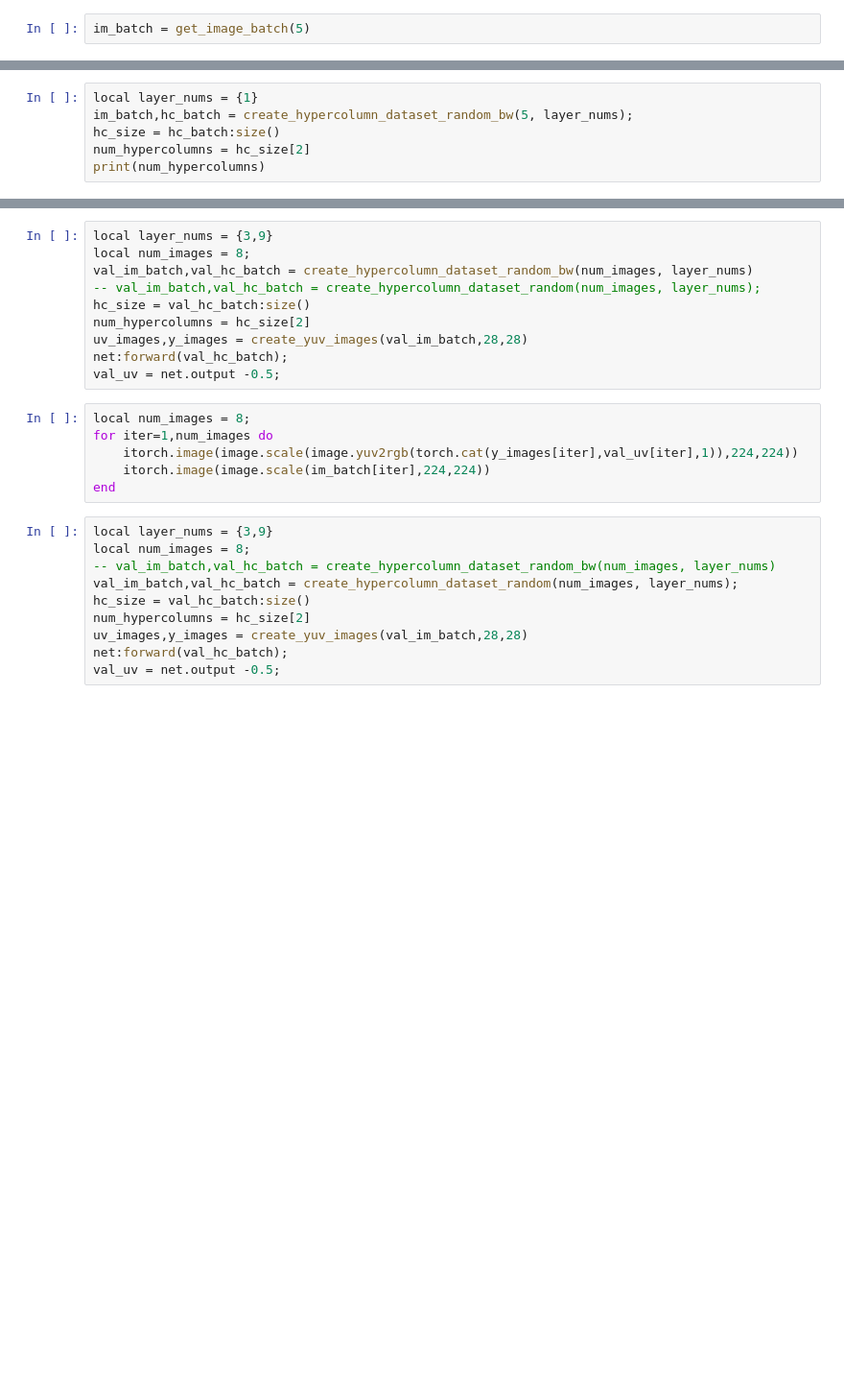
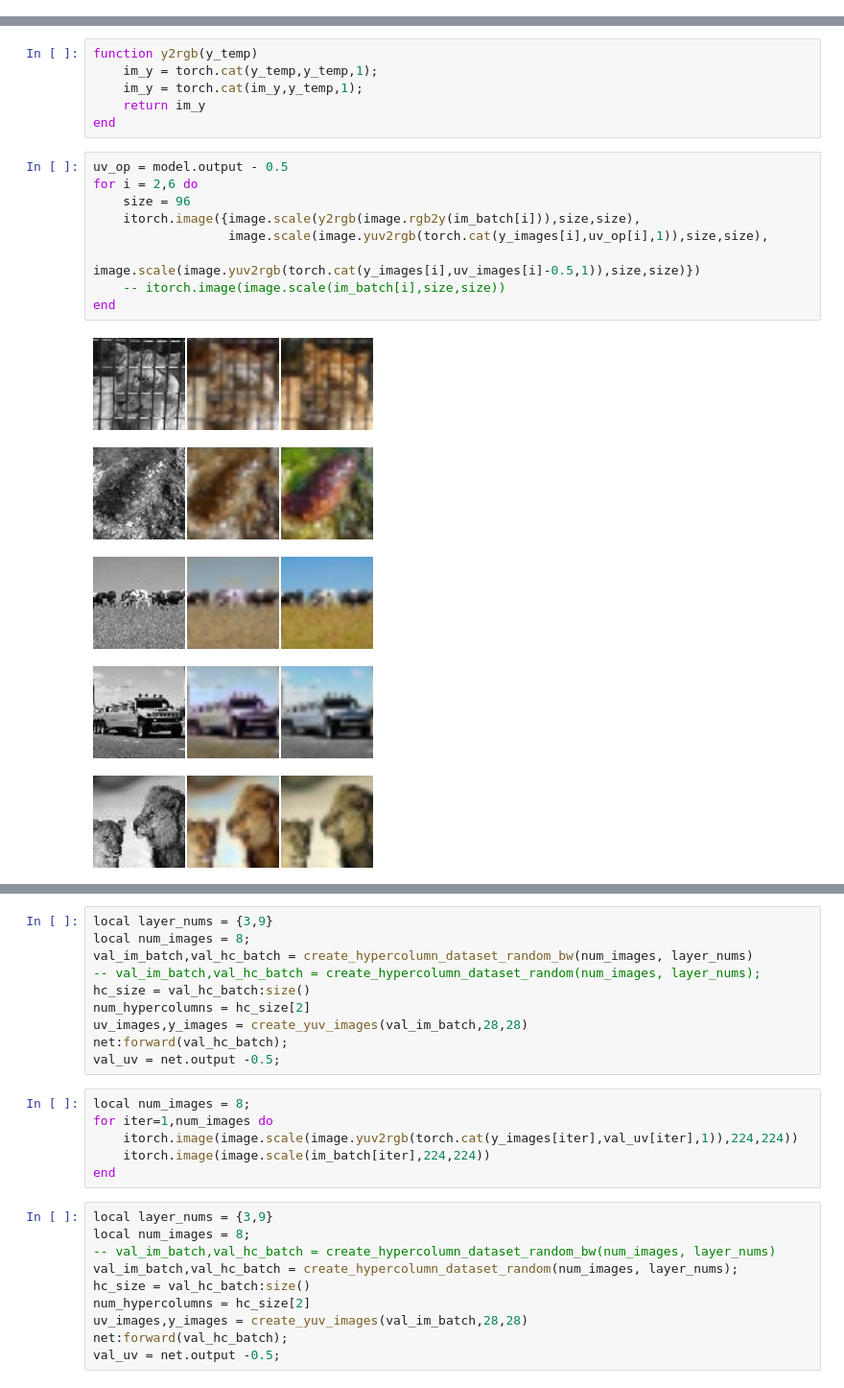
Before and after one commit to bagavi/CNNProject, a Jupyter notebook: TinyImageNet/trainer_new_4.ipynb, the cells around one changed output, grey strips where cells are left out. Shown at 96% size. Saved outputs shown, nothing was run; the diff lists cells and outputs as text; blank space fills up the shorter version.

```diff
--- a/TinyImageNet/trainer_new_4.ipynb
+++ b/TinyImageNet/trainer_new_4.ipynb
@@ -11,2 +5,0 @@ print(#file_list)
-# %%
-im_batch = get_image_batch(5)
@@ -63,6 +5,0 @@ MSEcriterion defined
-# %%
-local layer_nums = {1}
-im_batch,hc_batch = create_hypercolumn_dataset_random_bw(5, layer_nums);
-hc_size = hc_batch:size()
-num_hypercolumns = hc_size[2]
-print(num_hypercolumns)
@@ -70,0 +108,21 @@ print(num_hypercolumns)
+# %%
+function y2rgb(y_temp)
+    im_y = torch.cat(y_temp,y_temp,1);
+    im_y = torch.cat(im_y,y_temp,1);
+    return im_y
+end
+# %%
+uv_op = model.output - 0.5
+for i = 2,6 do
+    size = 96
+    itorch.image({image.scale(y2rgb(image.rgb2y(im_batch[i])),size,size),
+                  image.scale(image.yuv2rgb(torch.cat(y_images[i],uv_op[i],1)),size,size),
+                  image.scale(image.yuv2rgb(torch.cat(y_images[i],uv_images[i]-0.5,1)),size,size)})
+    -- itorch.image(image.scale(im_batch[i],size,size))
+end
+# %% [output]
+[figure, added]
+[figure, added]
+[figure, added]
+[figure, added]
+[figure, added]
```
Also changed, not shown: parts of 21 cells of this notebook, 6 other files.
